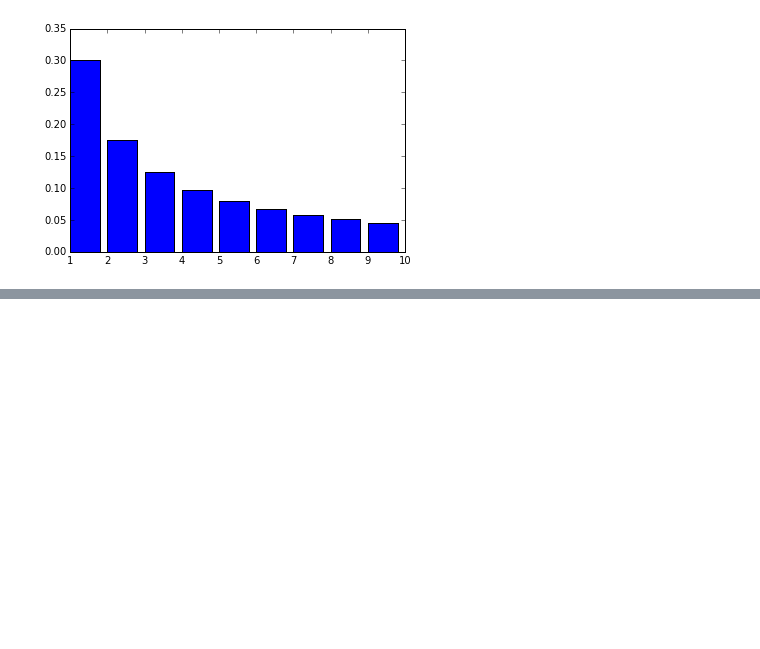
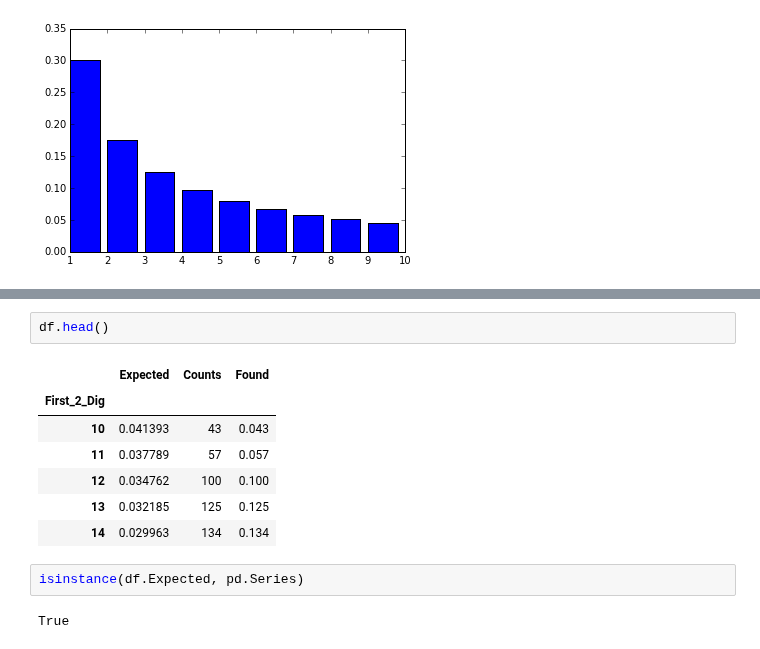
Before and after one commit to milcent/benford_py, a Jupyter notebook: Benford.ipynb, the cells around one changed output, grey strips where cells are left out. Cells and saved outputs as stored; diff of their text form; blank space fills up the shorter version.

```diff
--- a/Benford.ipynb
+++ b/Benford.ipynb
@@ -410,0 +428,14 @@ firstTwoDigits()
+# %%
+df.head()
+# %% [output]
+|  | Expected | Counts | Found |
+| First_2_Dig |  |  |  |
+| 10 | 0.041393 | 43 | 0.043 |
+| 11 | 0.037789 | 57 | 0.057 |
+| 12 | 0.034762 | 100 | 0.100 |
+| 13 | 0.032185 | 125 | 0.125 |
+| 14 | 0.029963 | 134 | 0.134 |
+# %%
+isinstance(df.Expected, pd.Series)
+# %% [output]
+True
```
Also changed, not shown: parts of 36 cells of this notebook, 1 other file.
